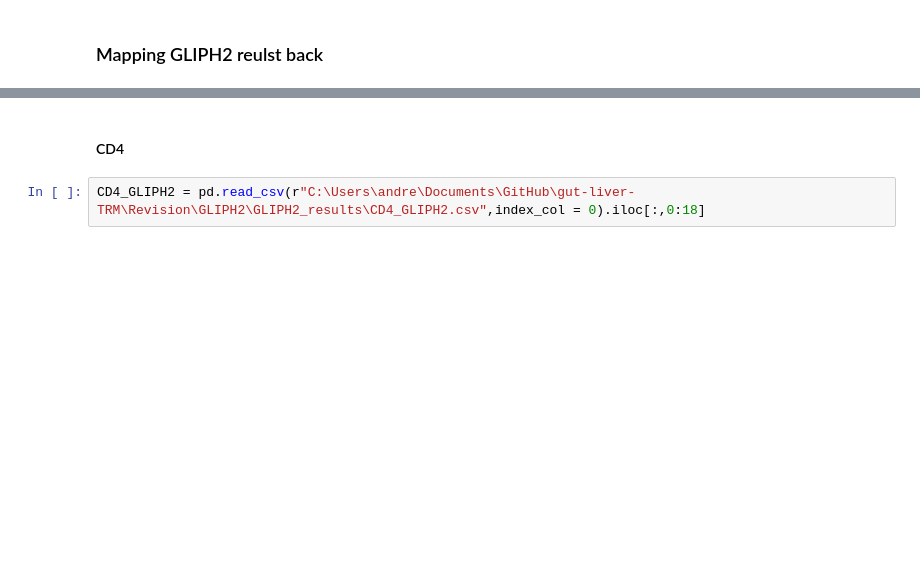
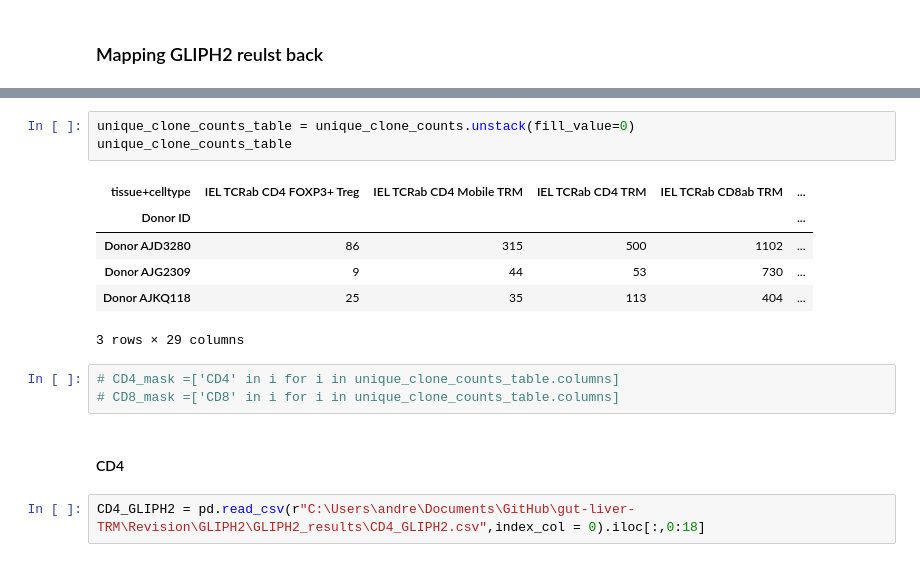
Before and after one commit to Ran-x2/gut-liver-TRM, a Jupyter notebook: Revision/GLIPH2/GLIPH2.ipynb, the cells around one changed output, grey strips where cells are left out. Cells and saved outputs as stored; diff of their text form; blank space fills up the shorter version.

```diff
--- a/Revision/GLIPH2/GLIPH2.ipynb
+++ b/Revision/GLIPH2/GLIPH2.ipynb
@@ -72,3 +63,16 @@ Categories (3, object): ['TCRab CD4', 'TCRab CD8aa', 'TCRab CD8ab']
+# %%
+unique_clone_counts_table = unique_clone_counts.unstack(fill_value=0)
+unique_clone_counts_table
+# %% [output]
+| tissue+celltype | IEL TCRab CD4 FOXP3+ Treg | IEL TCRab CD4 Mobile TRM | IEL TCRab CD4 TRM | IEL TCRab CD8ab TRM | ... |
+| Donor ID |  |  |  |  | ... |
+| Donor AJD3280 | 86 | 315 | 500 | 1102 | ... |
+| Donor AJG2309 | 9 | 44 | 53 | 730 | ... |
+| Donor AJKQ118 | 25 | 35 | 113 | 404 | ... |
+3 rows × 29 columns
+# %%
+# CD4_mask =['CD4' in i for i in unique_clone_counts_table.columns]
+# CD8_mask =['CD8' in i for i in unique_clone_counts_table.columns]
 # %% [markdown]
 #### CD4
 # %%
```
Also changed, not shown: parts of 13 cells of this notebook, 15 other files.
